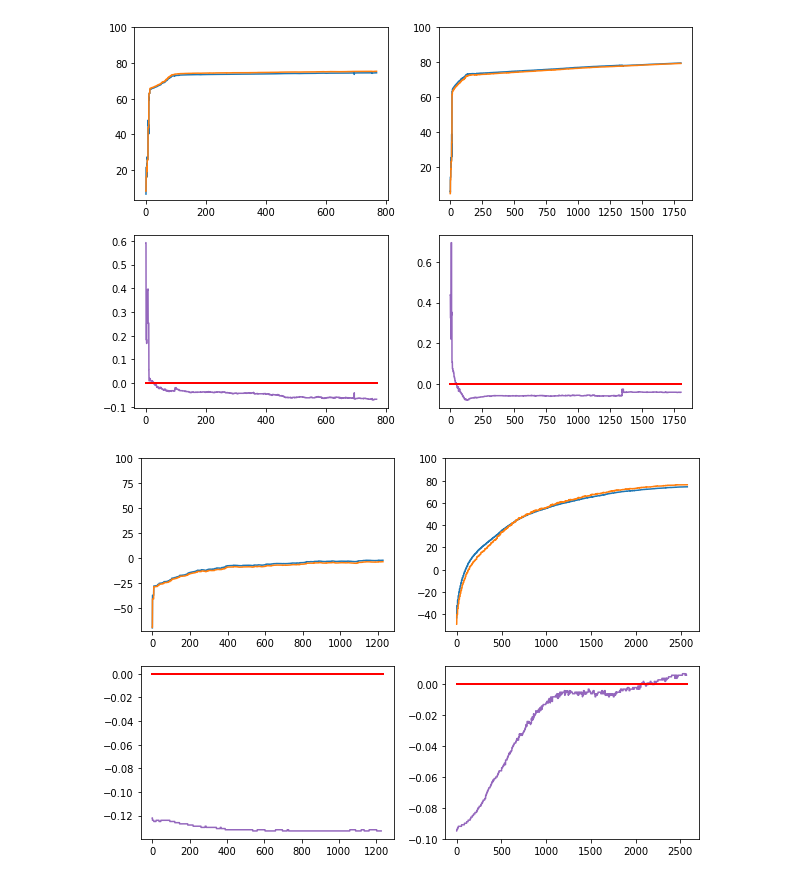
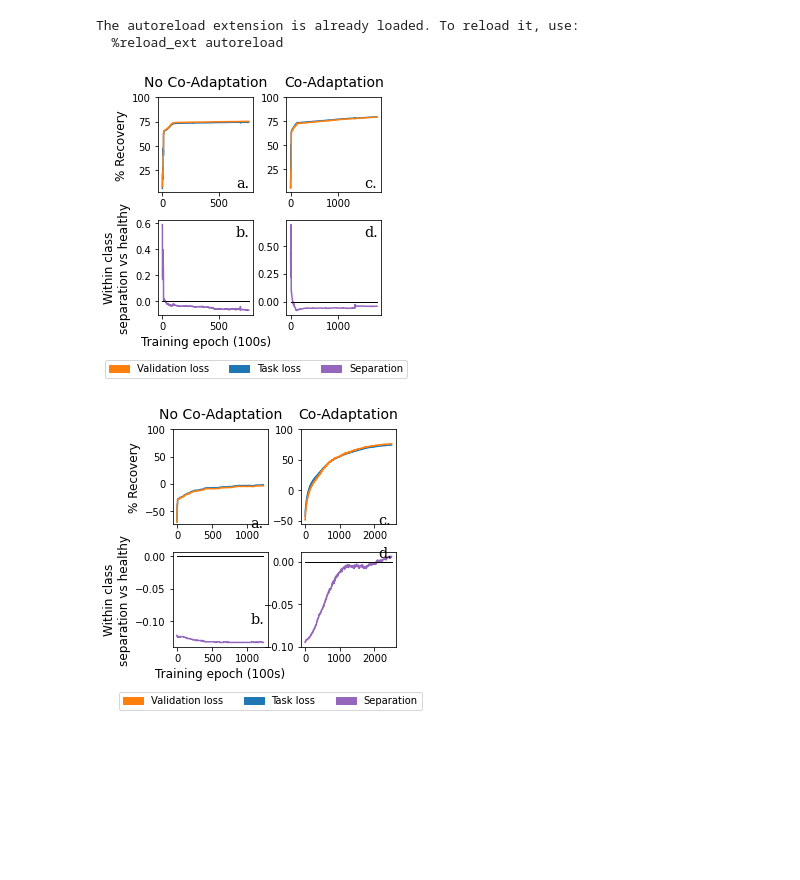
Before and after one commit to mmattb/coproc-poc, a Jupyter notebook: analyze_results.ipynb, the cells around one changed output. Cells and saved outputs as stored; diff of their text form; code cells hidden in the pictures; blank space fills up the shorter version.

Commit message:
Paper progress. .tex not sync'd with overleaf yet, but figs are up to date.

```diff
--- a/analyze_results.ipynb
+++ b/analyze_results.ipynb
@@ -35,12 +35,17 @@ PATH_CON_NO_COADAPT = "models/gaussian20.1.75_connectionsIdxs[(1, 2, 0, 1), (0,
 PATH_CON_COADAPT = "models/gaussian20.1.75_connectionsIdxs[(1, 2, 0, 1), (0, 1, 1, 2), (2, 3, 0, 1), (0, 1, 2, 3)]_gaussianExp16.2.175_enActTanh_cpnActTanh_coadapt/d6304fab-9cfd-4bff-ba29-32872a75a3d0"
 
 PATH_PRERECOV_COADAPT = "models/gaussian20.1.75_connectionsIdxs[(1, 2, 0, 1), (0, 1, 1, 2), (2, 3, 0, 1), (0, 1, 2, 3)]_gaussianExp16.2.175_enActTanh_cpnActTanh_recovPre_coadapt/f692f909-5396-42a7-ab40-6f438cd4ab13"
+
+PATH_SENSOR_DRIFT = "models/gaussianDrifting20.1.75.0.0015_connectionsIdxs[(1, 2, 0, 1), (0, 1, 1, 2), (2, 3, 0, 1), (0, 1, 2, 3)]_gaussianExp16.sig2.175.decay0.3_enActTanh_cpnActTanh_coadapt/27d3fbcb-9938-4c29-a6d9-7962d44e508c"
+# %% [output]
+The autoreload extension is already loaded. To reload it, use:
+  %reload_ext autoreload
 # %%
 # Two part stopping policy:
 # * Go no longer than 250000 epochs, so we have a hard stop
 # * If the pct change in task loss b/w two consecutive 500 epoch windows is <0.01%, then stop
 
-def apply_policy(recs):
+def apply_policy(recs, max_run_len=250000):
     orig_min_loss = 100
     orig_min_val_loss = 100
     min_loss = 100
@@ -69,7 +74,7 @@ def apply_policy(recs):
         if tlv < orig_min_val_loss:
             orig_min_val_loss = tlv
 
-        if (orig_run_length) >= 250000:
+        if max_run_len and (orig_run_length) >= max_run_len:
             found_thresh = True
 
         if not found_thresh:
@@ -126,12 +131,16 @@ def loss_eq_from_hist(task_loss_recs, pct_recov_recs):
 
     return recover_pct_loss_eq(tl1, pr1, tl2, pr2)
 
-def graph_results(root_path, fig, axs_loss, axs_sep, healthy_loss, lesioned_loss):
+def graph_results(root_path, fig, axs_loss, axs_sep, healthy_loss, lesioned_loss, apply_stopping_condition=True):
     log_path = os.path.join(root_path, "log")
 
     recs = json.load(open(log_path, "r"))
 
-    run_length, _, _, _, _, _ = apply_policy(recs)
+    if apply_stopping_condition:
+        run_length, _, _, _, _, _ = apply_policy(recs)
+    else:
+        run_length = len(recs)
+
 
     pct_recov = []
     task_loss = []
@@ -178,4 +187,6 @@ def graph_results(root_path, fig, axs_loss, axs_sep, healthy_loss, lesioned_loss
     axs_loss.set_ylim(ylim)
 
     axs_sep.plot([eidx / EPOCH_SCALAR for eidx in range(len(sep))], sep, color="tab:purple", label="separation")
-    axs_sep.plot([0, epoch_count / EPOCH_SCALAR], [0.0, 0.0], color='r', linestyle='-', linewidth=2)
+    axs_sep.plot([0, epoch_count / EPOCH_SCALAR], [0.0, 0.0], color='black', linestyle='-', linewidth=1)
+
+    return pct_recov, pct_recov_val, sep
@@ -182,20 +263,27 @@ def graph_results(root_path, fig, axs_loss, axs_sep, healthy_loss, lesioned_loss
 # %%
-fig,axs = plt.subplots(2, 2, figsize=(10, 7))
+fig = plt.figure(figsize=(4, 4))
+outer = gridspec.GridSpec(1, 1)
 
-graph_results(PATH_M1_NO_COADAPT, fig, axs[0, 0], axs[1, 0], 0.00056639, 0.02113609)
-graph_results(PATH_M1_COADAPT, fig, axs[0, 1], axs[1, 1], 0.00056639, 0.02113609)
+axs_loss1, axs_sep1, axs_loss2, axs_sep2 = graph_dual(PATH_M1_NO_COADAPT, PATH_M1_COADAPT,
+                                                     0.00056639, 0.02113609, "M1 50% Lesion",
+                                                     fig, outer[0])
 
+plt.savefig('paper/figs/training_results_m1.png', format='png', dpi=300, bbox_inches='tight')
 plt.show()
 
 # Conclusion: recovery possible in both cases
 # Conclusion: class separation improves after initially being low
 # %% [output]
-[figure, old version]
+[figure, new version]
 # %%
-fig,axs = plt.subplots(2,2, figsize=(10, 7))
+fig = plt.figure(figsize=(4, 4))
+outer = gridspec.GridSpec(1, 1)
 
-graph_results(PATH_AIP_NO_COADAPT, fig, axs[0, 0], axs[1, 0], 0.00056639, 0.00450741)
-graph_results(PATH_AIP_COADAPT, fig, axs[0, 1], axs[1, 1], 0.00056639, 0.00450741)
+axs_loss1, axs_sep1, axs_loss2, axs_sep2 = graph_dual(PATH_AIP_NO_COADAPT, PATH_AIP_COADAPT,
+                                                     0.00056639, 0.00450741, "AIP 50% Lesion",
+                                                     fig, outer[0])
+
+plt.savefig('paper/figs/training_results_aip.png', format='png', dpi=300, bbox_inches='tight')
 
 plt.show()
 
@@ -203,5 +291,5 @@ plt.show()
 # Conclusion: with co-adaptation, the two work together to solve the problem
 # Non-conclusion: recovery alone would/wouldn't solve the problem
 # %% [output]
-[figure, old version]
+[figure, new version]
 # %%
```
Also changed, not shown: parts of 9 cells of this notebook, 26 other files.
